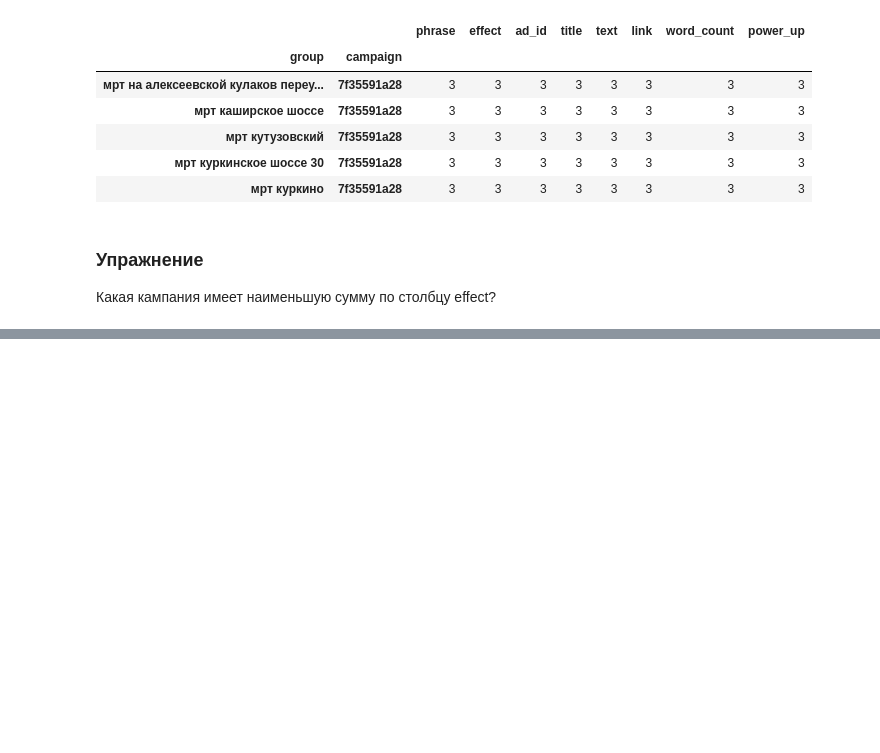
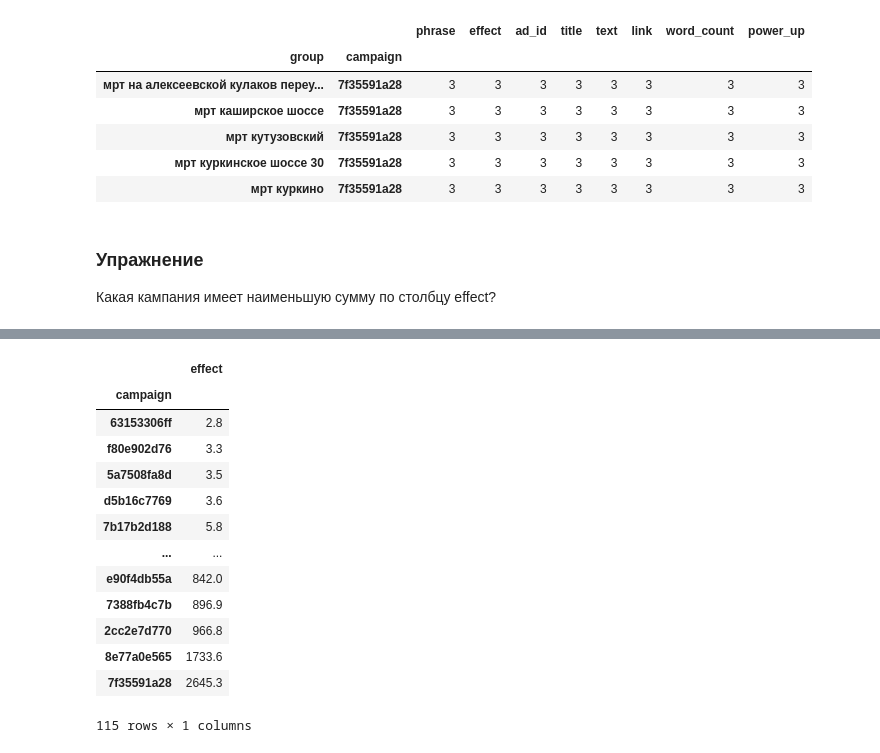
Before and after one commit to vas-ide/Netology, a Jupyter notebook: Python_basic/Pandas/Data function's/Python_13_functions_groupby/Python_13_pandas_functions_groupby.ipynb, the cells around one changed output, grey strips where cells are left out. Cells and saved outputs as stored; diff of their text form; code cells hidden in the pictures; blank space fills up the shorter version.

Commit message:
Pandas Function's start HW

```diff
--- a/Python_basic/Pandas/Data function's/Python_13_functions_groupby/Python_13_pandas_functions_groupby.ipynb
+++ b/Python_basic/Pandas/Data function's/Python_13_functions_groupby/Python_13_pandas_functions_groupby.ipynb
@@ -623,3 +624,15 @@ stats.groupby(['group', 'campaign']).count().sort_values('phrase', ascending=Fal
 # %% [markdown]
 ### Упражнение
 Какая кампания имеет наименьшую сумму по столбцу effect?
+# %%
+import pandas as pd
+from urllib import parse
+df = pd.read_excel("ad_campaigns.xlsx")
+# df =pd.read_csv('keywords.csv')
+df.columns = ['group', 'phrase', 'effect', 'ad_id', 'title', 'text', 'link']
+def campaign_name(row):
+    parsed = parse.urlsplit(row['link'])
+    params_dict = parse.parse_qs(parsed.query)
+    return params_dict['utm_campaign'][0]
+df['campaign'] = df.apply(campaign_name, axis=1)
+df
@@ -625,0 +653,21 @@ stats.groupby(['group', 'campaign']).count().sort_values('phrase', ascending=Fal
+# %%
+df_upd = df.groupby('campaign').agg({'effect': 'sum'})
+# df_upd.groupby('campaign').count().reset_index()
+# df_upd.sort_values('effect', ascending= False)
+df_add = df_upd.sort_values('effect', ascending=True)
+df_add
+# %% [output]
+|  | effect |
+| campaign |  |
+| 63153306ff | 2.8 |
+| f80e902d76 | 3.3 |
+| 5a7508fa8d | 3.5 |
+| d5b16c7769 | 3.6 |
+| 7b17b2d188 | 5.8 |
+| ... | ... |
+| e90f4db55a | 842.0 |
+| 7388fb4c7b | 896.9 |
+| 2cc2e7d770 | 966.8 |
+| 8e77a0e565 | 1733.6 |
+| 7f35591a28 | 2645.3 |
+115 rows × 1 columns
```
Also changed, not shown: parts of 2 cells of this notebook.
